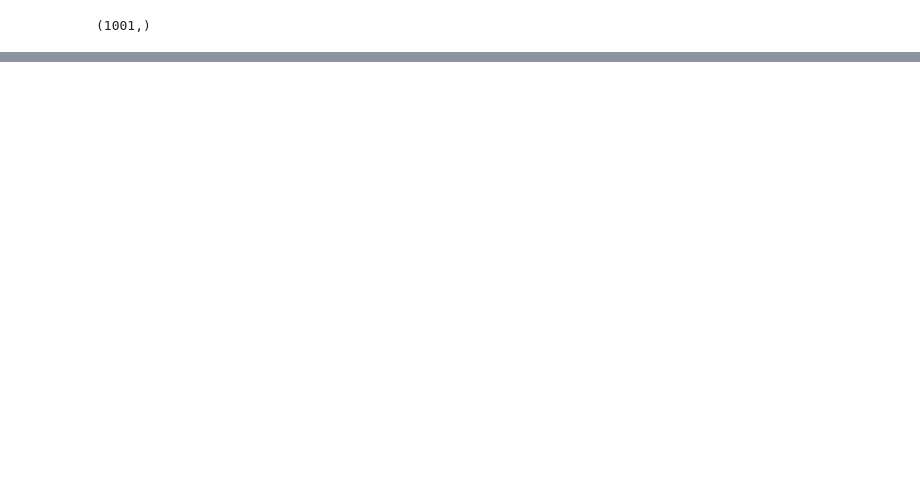
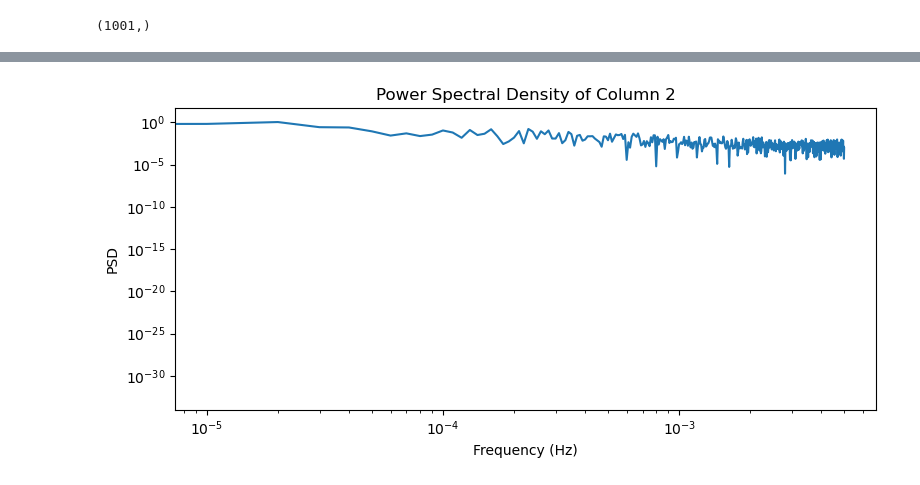
Before and after one commit to Peisong-Zheng/bipolar_seesaw_CCM, a Jupyter notebook: sq_wave.ipynb, the cells around one changed output, grey strips where cells are left out. Saved outputs shown, nothing was run; the diff lists cells and outputs as text; code cells hidden in the pictures; blank space fills up the shorter version.

```diff
--- a/sq_wave.ipynb
+++ b/sq_wave.ipynb
@@ -186,3 +236,37 @@ ccm_out, ran_ccm_list_xy, test_result=st.ccm_significance_test_v2(
+# %%
+import numpy as np
+import matplotlib.pyplot as plt
+
+# 1. Extract your time (or sample index) and signal
+#    If your first column is time (in seconds, years, etc.):
+t = df_sq.iloc[:, 0].values
+x = df_sq.iloc[:, 1].values
+
+# 2. Compute sampling interval and number of points
+dt = np.median(np.diff(t))        # assume roughly uniform spacing
+N  = len(x)
+
+# 3. Remove any DC offset
+x_detrended = x - np.mean(x)
+
+# 4. Compute FFT and frequencies
+X      = np.fft.rfft(x_detrended)
+freqs  = np.fft.rfftfreq(N, d=dt)
+
+# 5. Compute one‐sided PSD
+#    PSD = (1/(fs*N)) * |X|^2, where fs = 1/dt
+psd = (1.0 / (N * dt)) * np.abs(X)**2
+
+# 6. Plot
+plt.figure(figsize=(8,4))
+plt.loglog(freqs, psd, linewidth=1.5)
+plt.xlabel("Frequency (Hz)")
+plt.ylabel("PSD")
+plt.title("Power Spectral Density of Column 2")
+plt.tight_layout()
+plt.show()
+# %% [output]
+[figure, added]
 # %%
 from toolbox import significant_test as st
 import importlib
```
Also changed, not shown: parts of 4 cells of this notebook, 6 other files.
